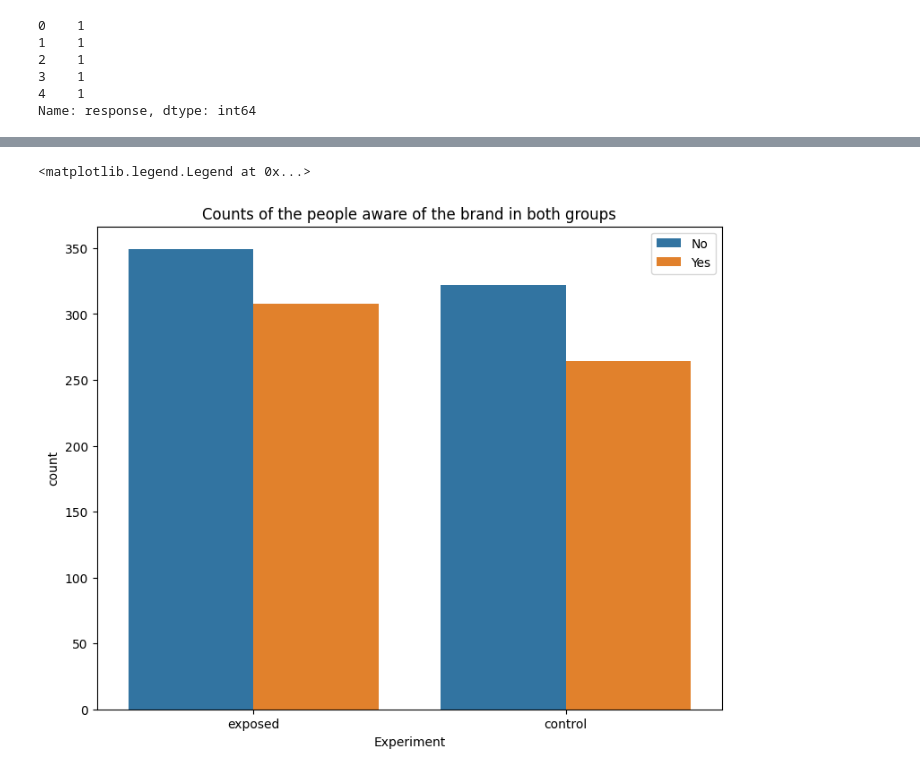
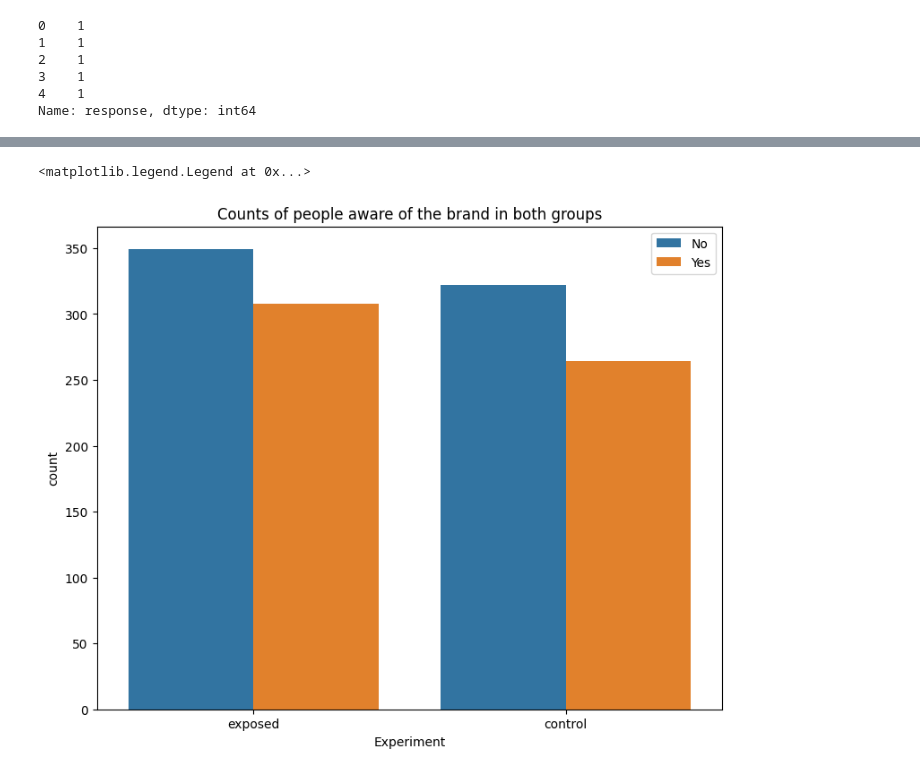
Before and after one commit to KaydeeJR/Ad-campaign-performance, a Jupyter notebook: notebooks/classical_AB_testing.ipynb, the cells around one changed output, grey strips where cells are left out. Drawn from its saved outputs; the diff is of its cells as text; code cells hidden in the pictures.

```diff
--- a/notebooks/classical_AB_testing.ipynb
+++ b/notebooks/classical_AB_testing.ipynb
@@ -29,11 +38,11 @@ df = df.drop(dp.index)
 # %%
 # Counting the people that are aware of the brand in both groups
 plt.figure(figsize=(9,7))
 axis = sns.countplot(x='experiment', hue='yes', data=df)
 axis.set_xlabel('Experiment')
 axis.set_ylabel('count')
-axis.set_title('Counts of the people aware of the brand in both groups')
+axis.set_title('Counts of people aware of the brand in both groups')
 plt.legend(['No', 'Yes'])
 # %% [output]
 <matplotlib.legend.Legend at 0x...>
-[figure, old version]
+[figure, new version]
```
Also changed, not shown: parts of 3 cells of this notebook.
